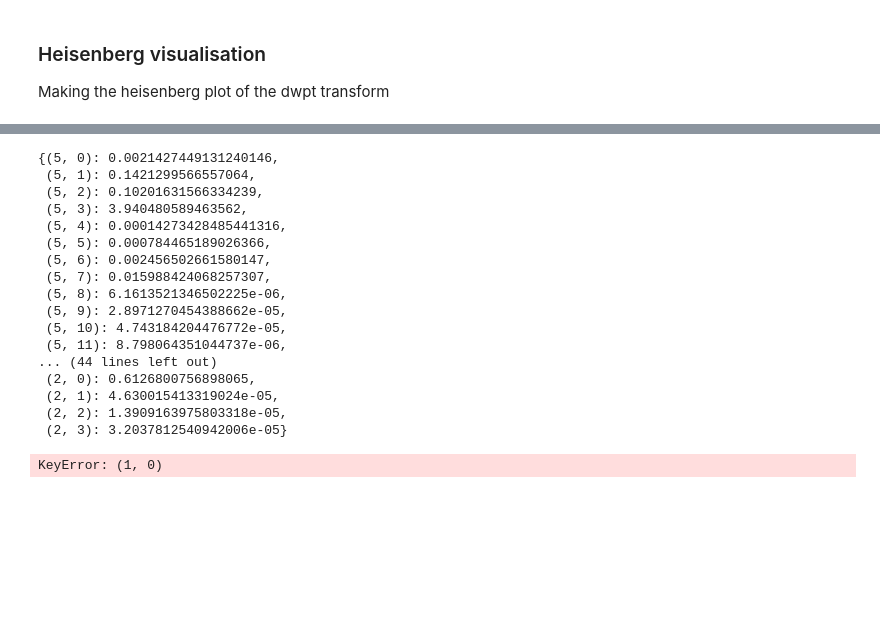
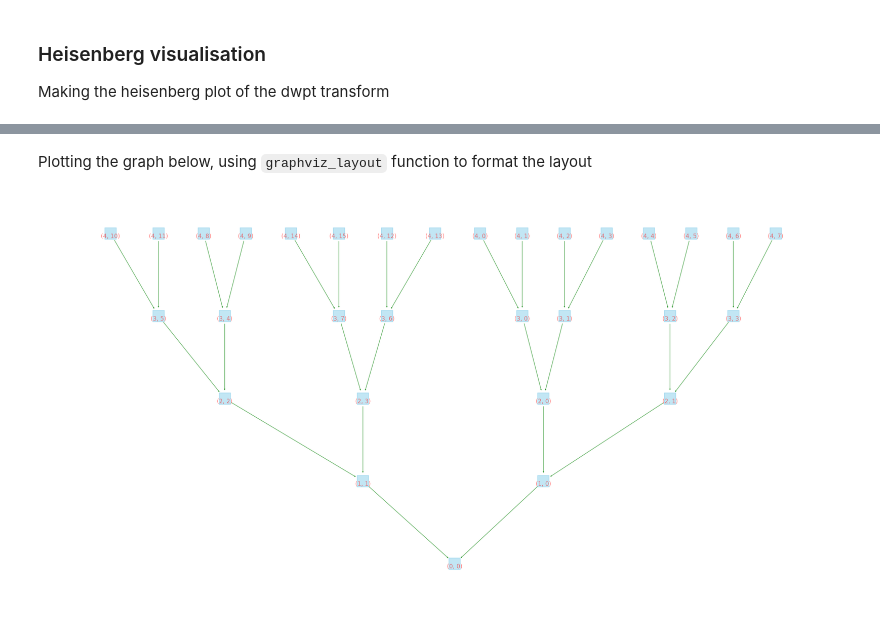
Before and after one commit to USonixGroup/wpt-cavitation, a Jupyter notebook: notebooks/transform_graph_visualisation.ipynb, the cells around one changed output, grey strips where cells are left out. Saved outputs shown, nothing was run; the diff lists cells and outputs as text; code cells hidden in the pictures; blank space fills up the shorter version.

```diff
--- a/notebooks/transform_graph_visualisation.ipynb
+++ b/notebooks/transform_graph_visualisation.ipynb
@@ -112,3 +100,0 @@ plot.heisenberg(tr_ob, max(t_plot))
-# %%
-for node in tr_ob.info(level=2,order='natural')['node number']:
-    print(node)
@@ -121,10 +104,23 @@ for node in tr_ob.info(level=2,order='natural')['node number']:
 graph_nodes = []
 graph_edges = []
 
-for i in range(levels,1,-1):
-    for node in tr_ob.info(level=i,order='natural')['node number']:
-        graph_nodes.append(( (i, node), {'energy':tr_ob.info(level=i,order='natural').loc[node]['energy']} ) )
-        graph_edges.append( ((i,node),(i-1,node//2)) )
+for i in range(levels,-1, -1):
+    # THIS implementation at i=0 is temporary, must be FIXED
+    if i==0:
+             graph_nodes.append(
+            (
+                (i, 0),
+                {"energy": 1},
+            )
+        )
+    else:
+        for node in tr_ob.info(level=i, order="natural")["node number"]:
+            graph_nodes.append(
+                (
+                    (i, node),
+                    {"energy": tr_ob.info(level=i, order="natural").loc[node]["energy"]},
+                )
+            )
 
-graph_nodes
-# graph_edges[8]
+
+            graph_edges.append(((i, node), (i - 1, node // 2)))
@@ -151,2 +129,2 @@ import networkx as nx
 # %%
-G = nx.Graph()
+G = nx.DiGraph()
@@ -191,25 +136,2 @@ plt.show()
-# %%
-nx.get_node_attributes(G,'energy')
-# %% [output]
-{(5, 0): 0.0021427449131240146,
- (5, 1): 0.1421299566557064,
- (5, 2): 0.10201631566334239,
- (5, 3): 3.940480589463562,
- (5, 4): 0.00014273428485441316,
- (5, 5): 0.000784465189026366,
- (5, 6): 0.002456502661580147,
- (5, 7): 0.015988424068257307,
- (5, 8): 6.1613521346502225e-06,
- (5, 9): 2.8971270454388662e-05,
- (5, 10): 4.743184204476772e-05,
- (5, 11): 8.798064351044737e-06,
-... (44 lines left out)
- (2, 0): 0.6126800756898065,
- (2, 1): 4.630015413319024e-05,
- (2, 2): 1.3909163975803318e-05,
- (2, 3): 3.2037812540942006e-05}
-# %%
-nx.draw(G, with_labels=True, node_size=[ nx.get_node_attributes(G, 'energy')[v] for v in G])
-plt.show()
-# %% [output]
-KeyError: (1, 0)
+# %% [markdown]
+Plotting the graph below, using `graphviz_layout` function to format the layout
@@ -215,0 +140,17 @@ KeyError: (1, 0)
+# %%
+fig, ax = plt.subplots(1, 1, figsize=(40, 20))
+nx.draw(
+    G,
+    pos = graphviz_layout(G,prog = "dot"),
+    ax=ax,
+    arrowsize=5,
+    verticalalignment="top",
+    font_size=16,
+    font_color="red",
+    with_labels=True,
+    node_size=1000, node_color="skyblue", node_shape="s", alpha=0.5, linewidths=2,
+    width=2, edge_color="green", style="solid"
+)  # pos=pos_nodes,
+plt.show()
+# %% [output]
+[figure, added]
```
Also changed, not shown: parts of 20 cells of this notebook.
